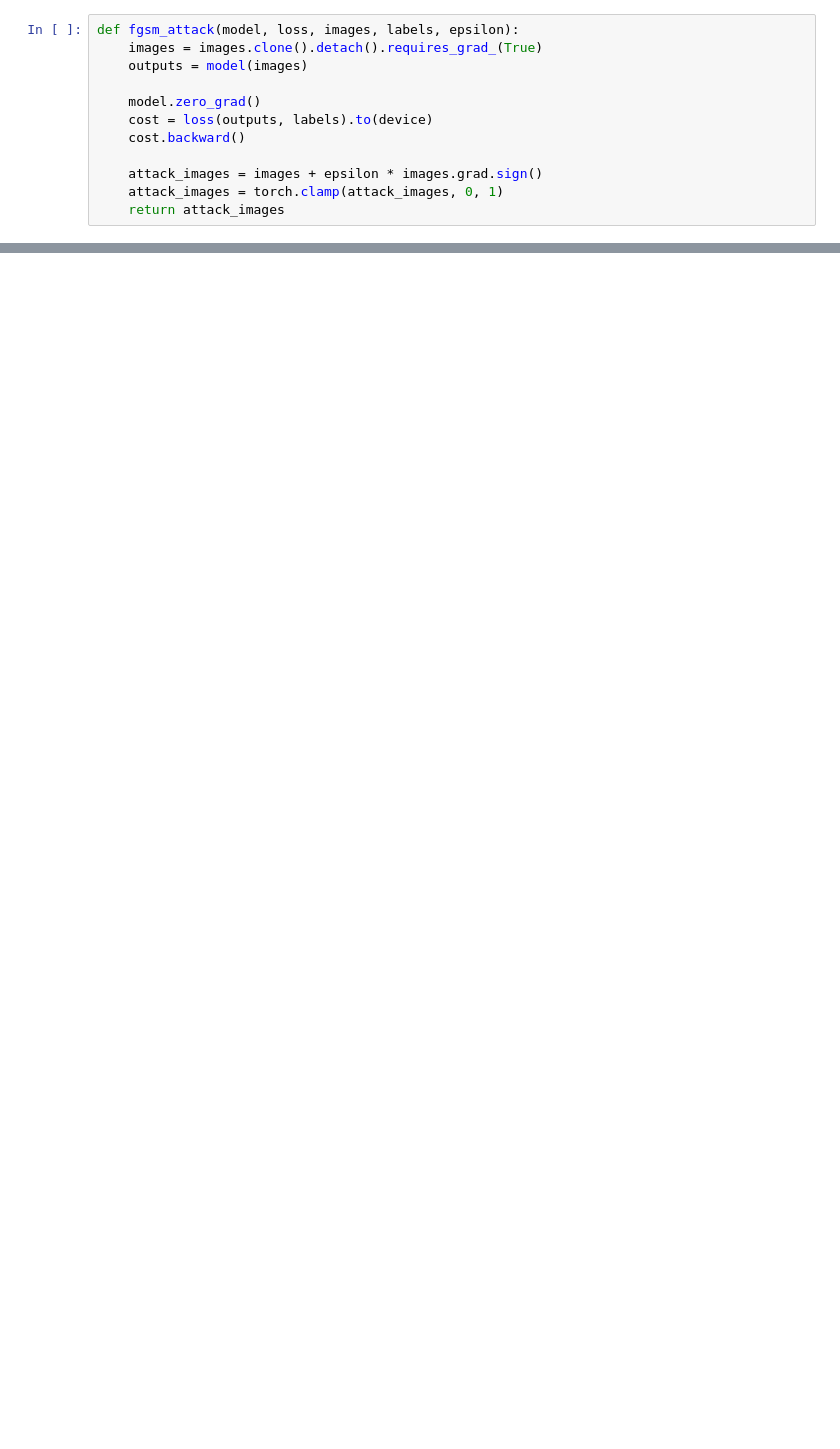
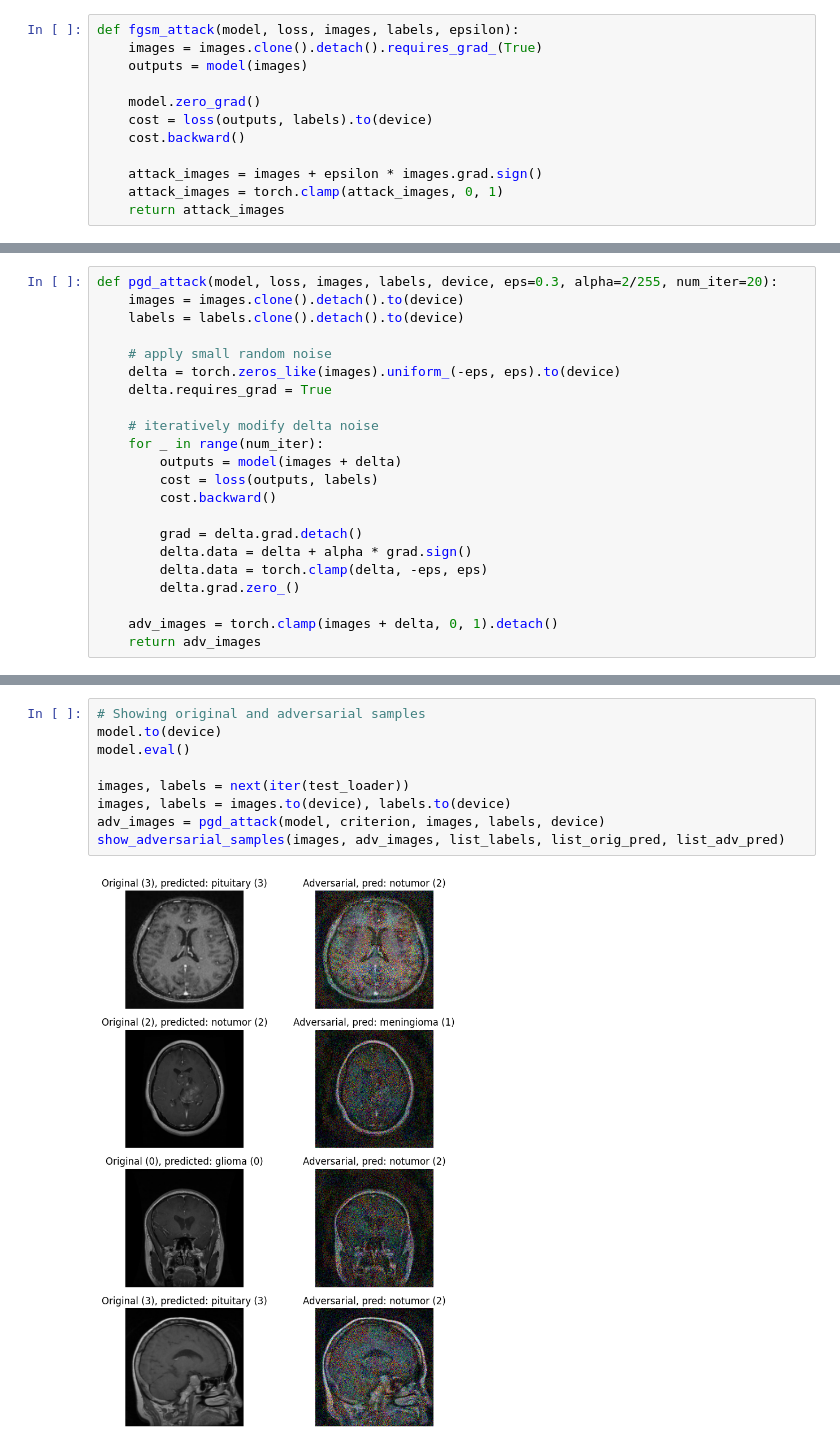
Before and after one commit to marcosolime/break-fix, a Jupyter notebook: sandbox.ipynb, the cells around one changed output, grey strips where cells are left out. Drawn from its saved outputs; the diff is of its cells as text; blank space fills up the shorter version.

```diff
--- a/sandbox.ipynb
+++ b/sandbox.ipynb
@@ -525,0 +581,22 @@ plt.show()
+# %%
+def pgd_attack(model, loss, images, labels, device, eps=0.3, alpha=2/255, num_iter=20):
+    images = images.clone().detach().to(device)
+    labels = labels.clone().detach().to(device)
+
+    # apply small random noise
+    delta = torch.zeros_like(images).uniform_(-eps, eps).to(device)
+    delta.requires_grad = True
+
+    # iteratively modify delta noise
+    for _ in range(num_iter):
+        outputs = model(images + delta)
+        cost = loss(outputs, labels)
+        cost.backward()
+
+        grad = delta.grad.detach()
+        delta.data = delta + alpha * grad.sign()
+        delta.data = torch.clamp(delta, -eps, eps)
+        delta.grad.zero_()
+
+    adv_images = torch.clamp(images + delta, 0, 1).detach()
+    return adv_images
@@ -525,0 +674,11 @@ plt.show()
+# %%
+# Showing original and adversarial samples
+model.to(device)
+model.eval()
+
+images, labels = next(iter(test_loader))
+images, labels = images.to(device), labels.to(device)
+adv_images = pgd_attack(model, criterion, images, labels, device)
+show_adversarial_samples(images, adv_images, list_labels, list_orig_pred, list_adv_pred)
+# %% [output]
+[figure, added]
```
Also changed, not shown: parts of 9 cells of this notebook.
